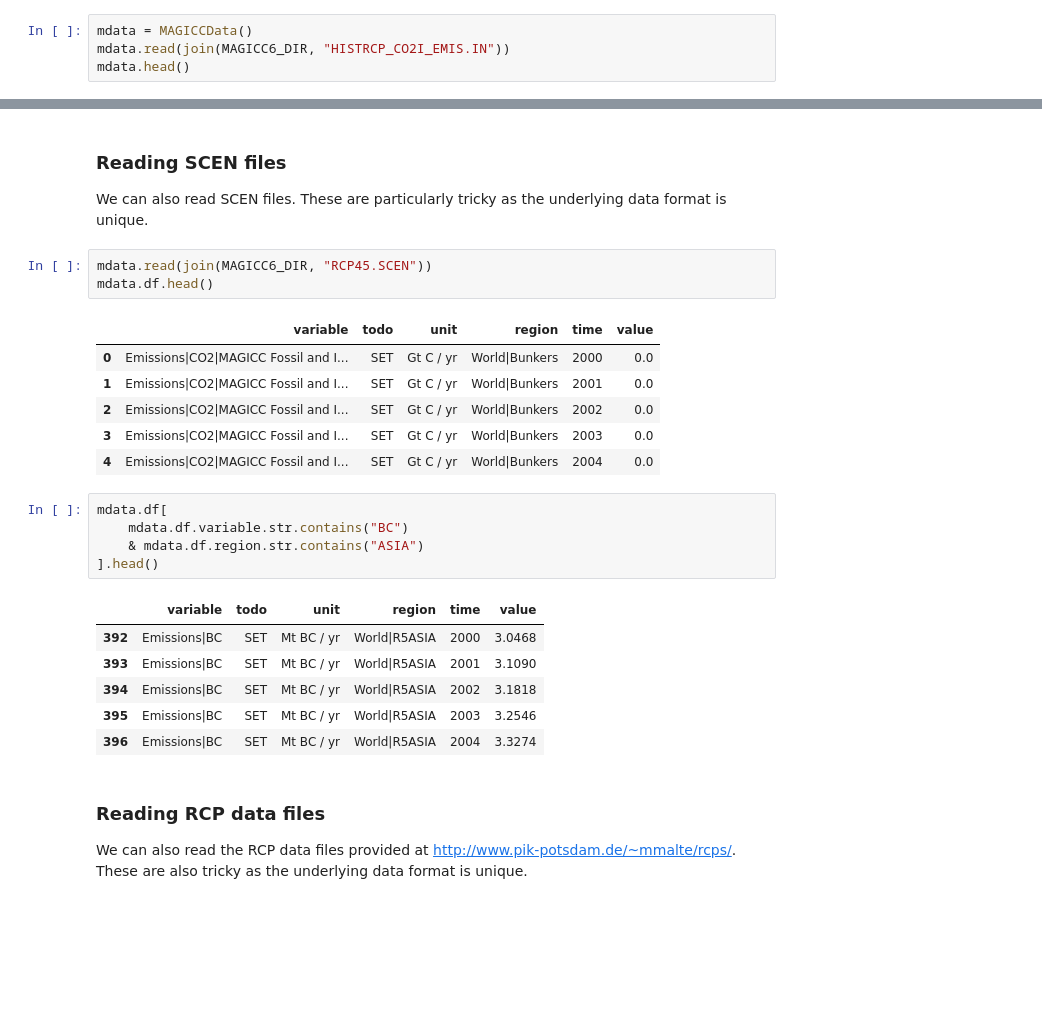
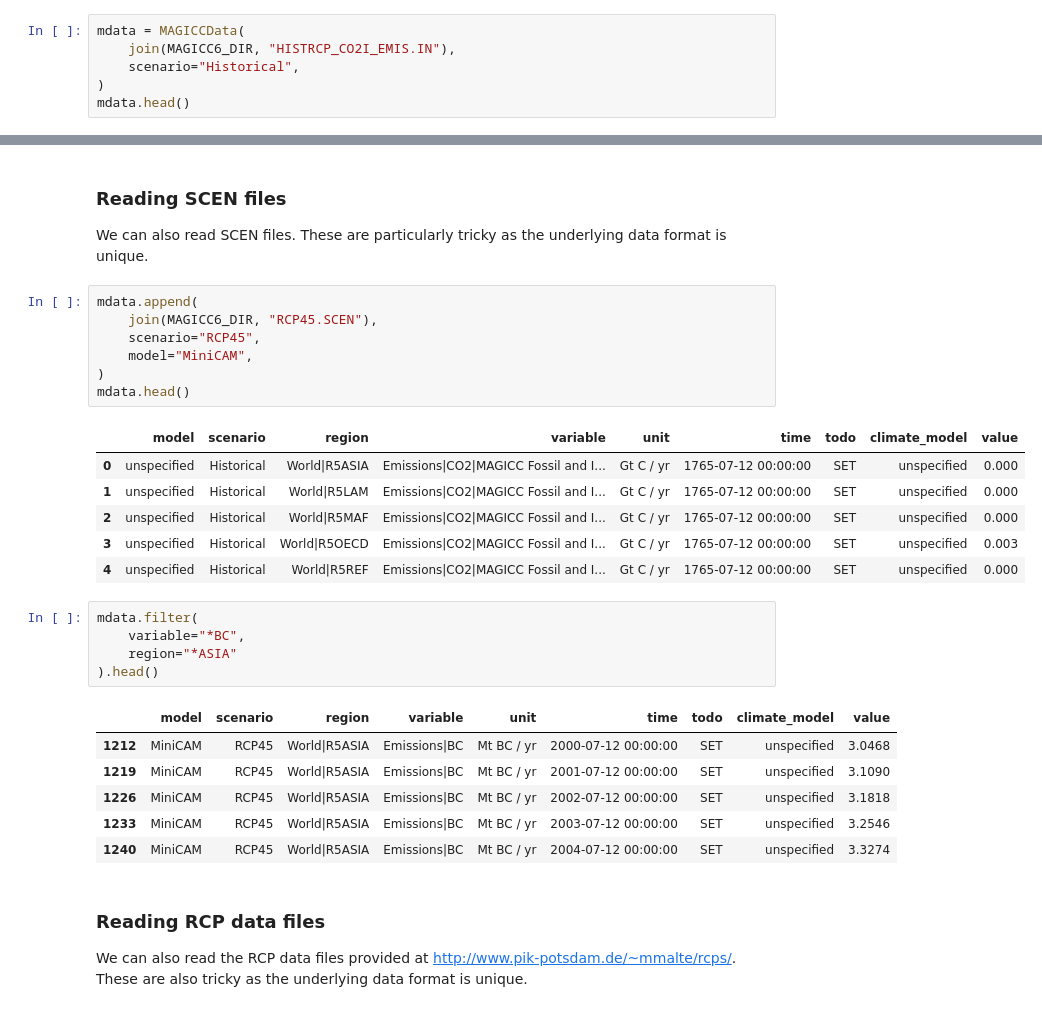
Before and after one commit to openscm/pymagicc, a Jupyter notebook: notebooks/Input-Examples.ipynb, the cells around one changed output, grey strips where cells are left out. Saved outputs shown, nothing was run; the diff lists cells and outputs as text; blank space fills up the shorter version.

```diff
--- a/notebooks/Input-Examples.ipynb
+++ b/notebooks/Input-Examples.ipynb
@@ -30,7 +26,9 @@ TEST_DATA_DIR = join("..", "tests", "test_data")
 # %% [markdown]
 ## Read files
 # %%
-mdata = MAGICCData()
-mdata.read(join(MAGICC6_DIR, "HISTRCP_CO2I_EMIS.IN"))
+mdata = MAGICCData(
+    join(MAGICC6_DIR, "HISTRCP_CO2I_EMIS.IN"),
+    scenario="Historical",
+)
 mdata.head()
 # %% [output]
@@ -80,27 +76,31 @@ mdata.df[mdata.df.region.str.contains("ASIA")].head()
 
 We can also read SCEN files. These are particularly tricky as the underlying data format is unique.
 # %%
-mdata.read(join(MAGICC6_DIR, "RCP45.SCEN"))
-mdata.df.head()
+mdata.append(
+    join(MAGICC6_DIR, "RCP45.SCEN"),
+    scenario="RCP45",
+    model="MiniCAM",
+)
+mdata.head()
 # %% [output]
-|  | variable | todo | unit | region | time | value |
-| 0 | Emissions|CO2|MAGICC Fossil and I... | SET | Gt C / yr | World|Bunkers | 2000 | 0.0 |
-| 1 | Emissions|CO2|MAGICC Fossil and I... | SET | Gt C / yr | World|Bunkers | 2001 | 0.0 |
-| 2 | Emissions|CO2|MAGICC Fossil and I... | SET | Gt C / yr | World|Bunkers | 2002 | 0.0 |
-| 3 | Emissions|CO2|MAGICC Fossil and I... | SET | Gt C / yr | World|Bunkers | 2003 | 0.0 |
-| 4 | Emissions|CO2|MAGICC Fossil and I... | SET | Gt C / yr | World|Bunkers | 2004 | 0.0 |
+|  | model | scenario | region | variable | unit | time | todo | climate_model | value |
+| 0 | unspecified | Historical | World|R5ASIA | Emissions|CO2|MAGICC Fossil and I... | Gt C / yr | 1765-07-12 00:00:00 | SET | unspecified | 0.000 |
+| 1 | unspecified | Historical | World|R5LAM | Emissions|CO2|MAGICC Fossil and I... | Gt C / yr | 1765-07-12 00:00:00 | SET | unspecified | 0.000 |
+| 2 | unspecified | Historical | World|R5MAF | Emissions|CO2|MAGICC Fossil and I... | Gt C / yr | 1765-07-12 00:00:00 | SET | unspecified | 0.000 |
+| 3 | unspecified | Historical | World|R5OECD | Emissions|CO2|MAGICC Fossil and I... | Gt C / yr | 1765-07-12 00:00:00 | SET | unspecified | 0.003 |
+| 4 | unspecified | Historical | World|R5REF | Emissions|CO2|MAGICC Fossil and I... | Gt C / yr | 1765-07-12 00:00:00 | SET | unspecified | 0.000 |
 # %%
-mdata.df[
-    mdata.df.variable.str.contains("BC")
-    & mdata.df.region.str.contains("ASIA")
-].head()
+mdata.filter(
+    variable="*BC",
+    region="*ASIA"
+).head()
 # %% [output]
-|  | variable | todo | unit | region | time | value |
-| 392 | Emissions|BC | SET | Mt BC / yr | World|R5ASIA | 2000 | 3.0468 |
-| 393 | Emissions|BC | SET | Mt BC / yr | World|R5ASIA | 2001 | 3.1090 |
-| 394 | Emissions|BC | SET | Mt BC / yr | World|R5ASIA | 2002 | 3.1818 |
-| 395 | Emissions|BC | SET | Mt BC / yr | World|R5ASIA | 2003 | 3.2546 |
-| 396 | Emissions|BC | SET | Mt BC / yr | World|R5ASIA | 2004 | 3.3274 |
+|  | model | scenario | region | variable | unit | time | todo | climate_model | value |
+| 1212 | MiniCAM | RCP45 | World|R5ASIA | Emissions|BC | Mt BC / yr | 2000-07-12 00:00:00 | SET | unspecified | 3.0468 |
+| 1219 | MiniCAM | RCP45 | World|R5ASIA | Emissions|BC | Mt BC / yr | 2001-07-12 00:00:00 | SET | unspecified | 3.1090 |
+| 1226 | MiniCAM | RCP45 | World|R5ASIA | Emissions|BC | Mt BC / yr | 2002-07-12 00:00:00 | SET | unspecified | 3.1818 |
+| 1233 | MiniCAM | RCP45 | World|R5ASIA | Emissions|BC | Mt BC / yr | 2003-07-12 00:00:00 | SET | unspecified | 3.2546 |
+| 1240 | MiniCAM | RCP45 | World|R5ASIA | Emissions|BC | Mt BC / yr | 2004-07-12 00:00:00 | SET | unspecified | 3.3274 |
 # %% [markdown]
 ### Reading RCP data files
 
```
Also changed, not shown: parts of 23 cells of this notebook, 1 other file.
